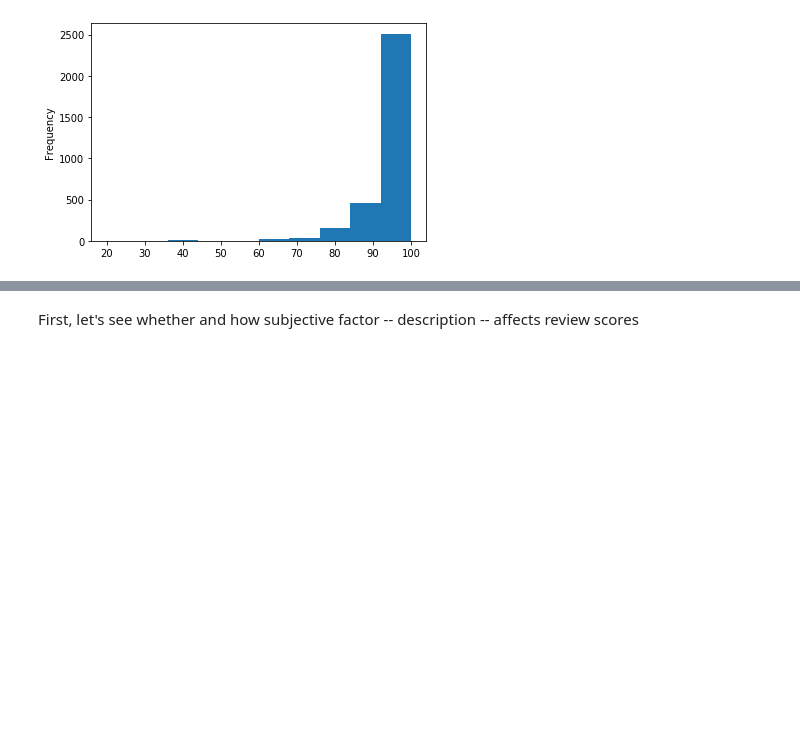
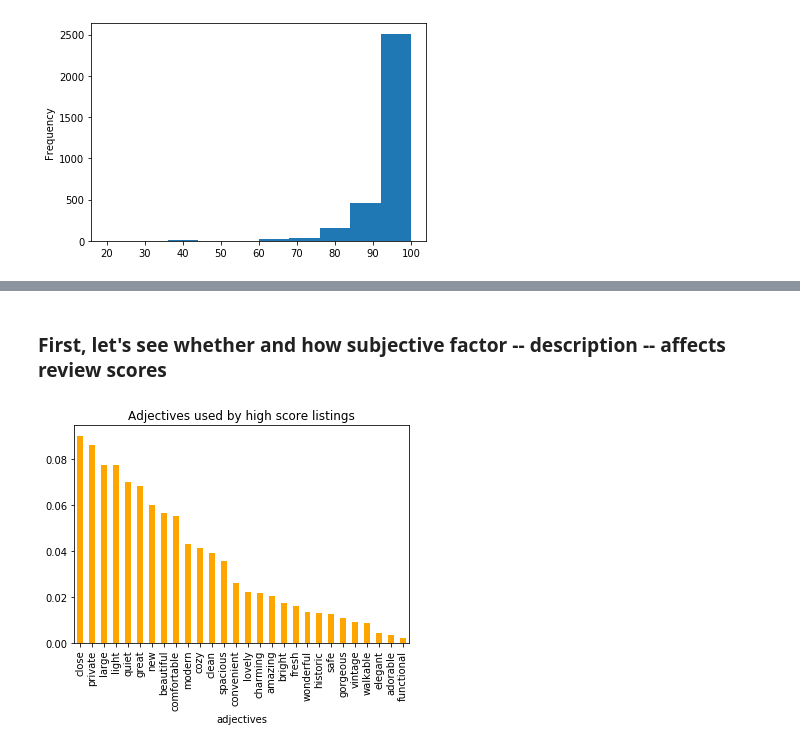
Before and after one commit to YeLiBCM/udacity-DS-nano-project1, a Jupyter notebook: project1_main.ipynb, the cells around one changed output, grey strips where cells are left out. Cells and saved outputs as stored; diff of their text form; code cells hidden in the pictures; blank space fills up the shorter version.

```diff
--- a/project1_main.ipynb
+++ b/project1_main.ipynb
@@ -43,3 +52,5 @@ y.plot(kind = 'hist')
 [figure]
 # %%
 # compare those who get 100 score with those who are the last 25% percentile
+df_high_score = df_new[y > np.percentile(y,75)]
+df_low_score  = df_new[y < np.percentile(y,25)]
@@ -50,2 +56,0 @@ y.shape
-# %% [markdown]
-First, let's see whether and how subjective factor -- description -- affects review scores
@@ -56,3 +86,29 @@ possible_adj = ['charming', 'private', 'elegant', 'cozy', 'comfortable',
                 'gorgeous', 'safe', 'convenient', 'lovely', 'vintage',
                 'amazing', 'walkable', 'adorable', 'bright', 'light',
                 'new', 'spacious', 'large']
+# %%
+# plot out the adjective usage difference between two groups
+def adj_usage_plot(df, title = 'Adjectives used in desciption', txt = 'description', plot = True, color = 'blue'):
+    '''
+    modified from udacity Data Scientist Nanodegree
+    '''
+    adj = df[txt].value_counts().reset_index()
+    adj.rename(columns={'index': 'adjectives', txt: 'count'}, inplace=True)
+    adj_df = count_adj(adj, 'adjectives', 'count', possible_adj)
+
+    adj_df.set_index('adjectives', inplace = True)
+
+    if plot:
+        (adj_df/adj_df.sum()).plot(kind = 'bar', legend = None, color = color);
+        plt.title(title);
+        plt.show()
+
+    props_adj_df = adj_df/adj_df.sum()
+
+    return props_adj_df
+# %% [markdown]
+### First, let's see whether and how subjective factor -- description -- affects review scores
+# %%
+props_high_adj = adj_usage_plot(df_high_score, title = 'Adjectives used by high score listings', plot = True, color = 'orange')
+# %% [output]
+[figure, added]
```
Also changed, not shown: parts of 12 cells of this notebook.
